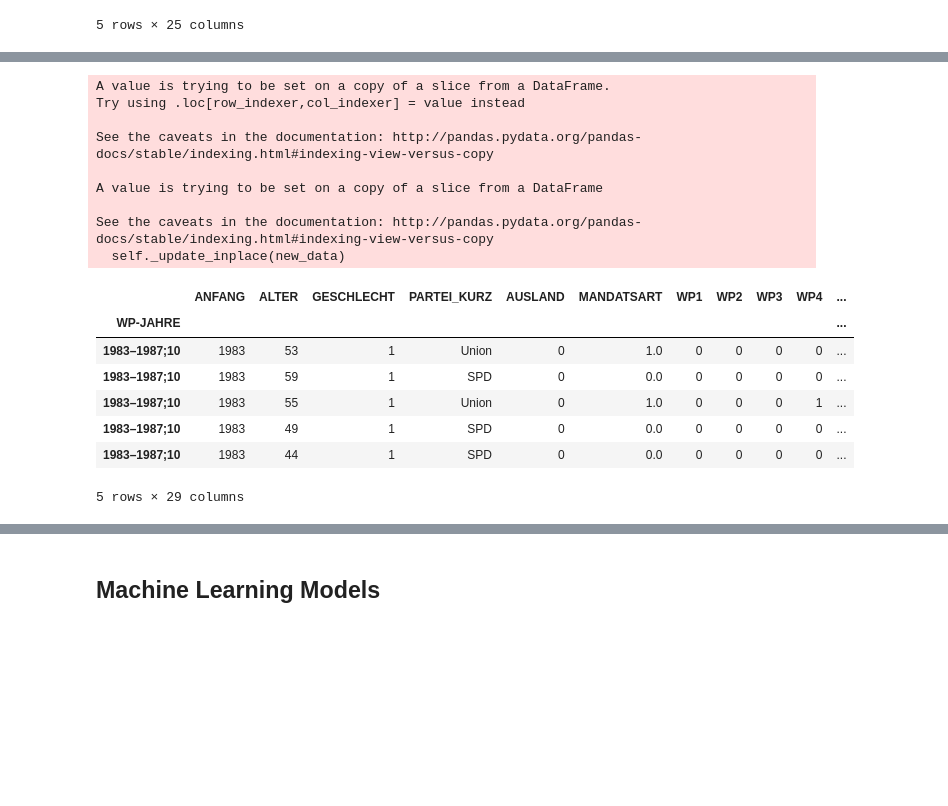
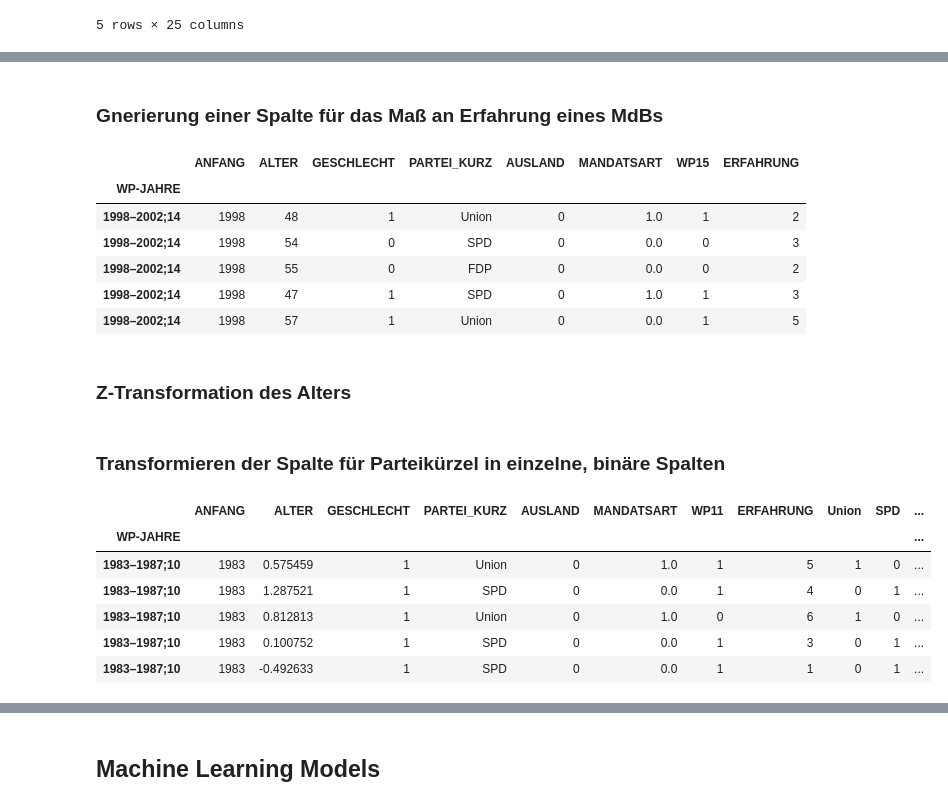
Before and after one commit to techlabsms/project-wt-18-12-Abgeordnetenanalyse, a Jupyter notebook: Prediction.ipynb, the cells around one changed output, grey strips where cells are left out. Cells and saved outputs as stored; diff of their text form; code cells hidden in the pictures; blank space fills up the shorter version.

```diff
--- a/Prediction.ipynb
+++ b/Prediction.ipynb
@@ -23,6 +25,6 @@ df.head()
 # %%
-IDs = df[["ID", "ANFANG"]].copy()
-df = df.drop(["ID", "NUMIND", "BERUF"], axis = 1)
+IDs = df[["ANFANG","ID", "VORNAME", "NACHNAME"]].copy()
+df = df.drop(["ID", "NUMIND", "BERUF", "VORNAME", "NACHNAME"], axis = 1)
 
 #für etwaige Visualisierungen von Zeitreihen
 timeline= df["ANFANG"].unique()
@@ -82,0 +117,25 @@ df_wp_list[4].head()
+# %% [markdown]
+### Gnerierung einer Spalte für das Maß an Erfahrung eines MdBs
+# %%
+for d in list(range(0,19)):
+    col_list = list(df_wp_list[d].columns.values)
+    del col_list[0:6]
+    col_list.pop()
+    df_wp_list[d]["ERFAHRUNG"] = df_wp_list[d].loc[:,col_list].sum(axis=1)
+    df_wp_list[d] = df_wp_list[d].drop(col_list, axis = 1)
+# %%
+# Korrektur
+df_wp_list[18]["ERFAHRUNG"] = df_wp_list[18]["ERFAHRUNG"] + df_wp_list[18]["WP18"]
+df_wp_list[18] = df_wp_list[18].drop("WP18", axis = 1)
+# %%
+df_wp_list[13].head()
+# %% [output]
+|  | ANFANG | ALTER | GESCHLECHT | PARTEI_KURZ | AUSLAND | MANDATSART | WP15 | ERFAHRUNG |
+| WP-JAHRE |  |  |  |  |  |  |  |  |
+| 1998–2002;14 | 1998 | 48 | 1 | Union | 0 | 1.0 | 1 | 2 |
+| 1998–2002;14 | 1998 | 54 | 0 | SPD | 0 | 0.0 | 0 | 3 |
+| 1998–2002;14 | 1998 | 55 | 0 | FDP | 0 | 0.0 | 0 | 2 |
+| 1998–2002;14 | 1998 | 47 | 1 | SPD | 0 | 1.0 | 1 | 3 |
+| 1998–2002;14 | 1998 | 57 | 1 | Union | 0 | 0.0 | 1 | 5 |
+# %% [markdown]
+### Z-Transformation des Alters
@@ -83,33 +145,24 @@ df_wp_list[4].head()
+# %% [markdown]
+### Transformieren der Spalte für Parteikürzel in einzelne, binäre Spalten
 # %%
-#Transformieren der Spalte für Parteikürzel in einzelne, binäre Spalten
-
+# Funktion
 def binary_transformer(dafr):
-    uni_lst = list(dafr["PARTEI_KURZ"].unique())
+    uni_lst = ['Union', 'SPD', 'FDP', 'Bündnis 90/Die Grünen', 'Die Linke', 'Andere', 'AfD']
     for e in uni_lst:
         dafr[e]= dafr["PARTEI_KURZ"] == e
         dafr[e].replace([True, False], [1,0], inplace = True)
 
-
+# Anwendung
 for e in df_wp_list:
     binary_transformer(e)
 
-#test
+# Test an einem Beispiel
 df_wp_list[9].head()
 # %% [output]
-A value is trying to be set on a copy of a slice from a DataFrame.
-Try using .loc[row_indexer,col_indexer] = value instead
-
-See the caveats in the documentation: http://pandas.pydata.org/pandas-docs/stable/indexing.html#indexing-view-versus-copy
-
-A value is trying to be set on a copy of a slice from a DataFrame
-
-See the caveats in the documentation: http://pandas.pydata.org/pandas-docs/stable/indexing.html#indexing-view-versus-copy
-  self._update_inplace(new_data)
-|  | ANFANG | ALTER | GESCHLECHT | PARTEI_KURZ | AUSLAND | MANDATSART | WP1 | WP2 | WP3 | WP4 | ... |
+|  | ANFANG | ALTER | GESCHLECHT | PARTEI_KURZ | AUSLAND | MANDATSART | WP11 | ERFAHRUNG | Union | SPD | ... |
 | WP-JAHRE |  |  |  |  |  |  |  |  |  |  | ... |
-| 1983–1987;10 | 1983 | 53 | 1 | Union | 0 | 1.0 | 0 | 0 | 0 | 0 | ... |
-| 1983–1987;10 | 1983 | 59 | 1 | SPD | 0 | 0.0 | 0 | 0 | 0 | 0 | ... |
-| 1983–1987;10 | 1983 | 55 | 1 | Union | 0 | 1.0 | 0 | 0 | 0 | 1 | ... |
-| 1983–1987;10 | 1983 | 49 | 1 | SPD | 0 | 0.0 | 0 | 0 | 0 | 0 | ... |
-| 1983–1987;10 | 1983 | 44 | 1 | SPD | 0 | 0.0 | 0 | 0 | 0 | 0 | ... |
+| 1983–1987;10 | 1983 | 0.575459 | 1 | Union | 0 | 1.0 | 1 | 5 | 1 | 0 | ... |
+| 1983–1987;10 | 1983 | 1.287521 | 1 | SPD | 0 | 0.0 | 1 | 4 | 0 | 1 | ... |
+| 1983–1987;10 | 1983 | 0.812813 | 1 | Union | 0 | 1.0 | 0 | 6 | 1 | 0 | ... |
+| 1983–1987;10 | 1983 | 0.100752 | 1 | SPD | 0 | 0.0 | 1 | 3 | 0 | 1 | ... |
+| 1983–1987;10 | 1983 | -0.492633 | 1 | SPD | 0 | 0.0 | 1 | 1 | 0 | 1 | ... |
-5 rows × 29 columns
```
Also changed, not shown: parts of 36 cells of this notebook, 2 other files.
